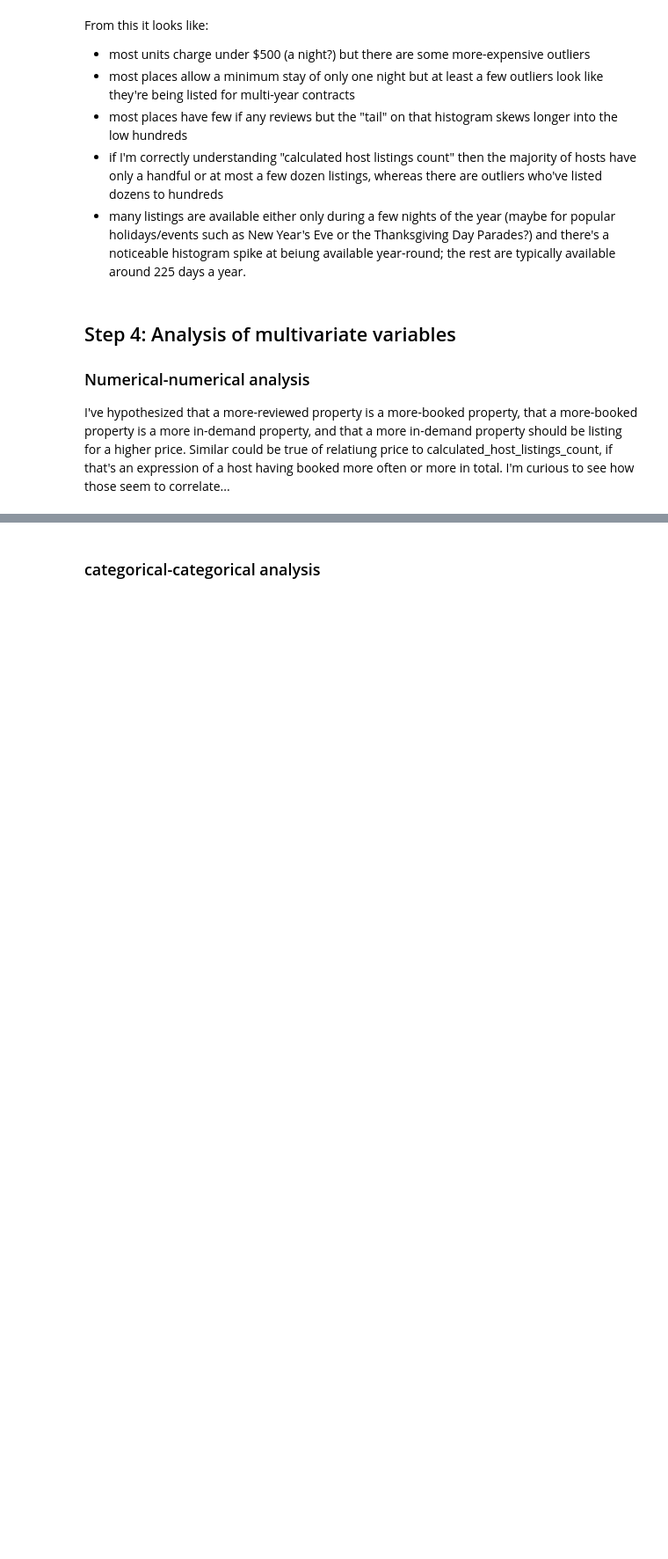
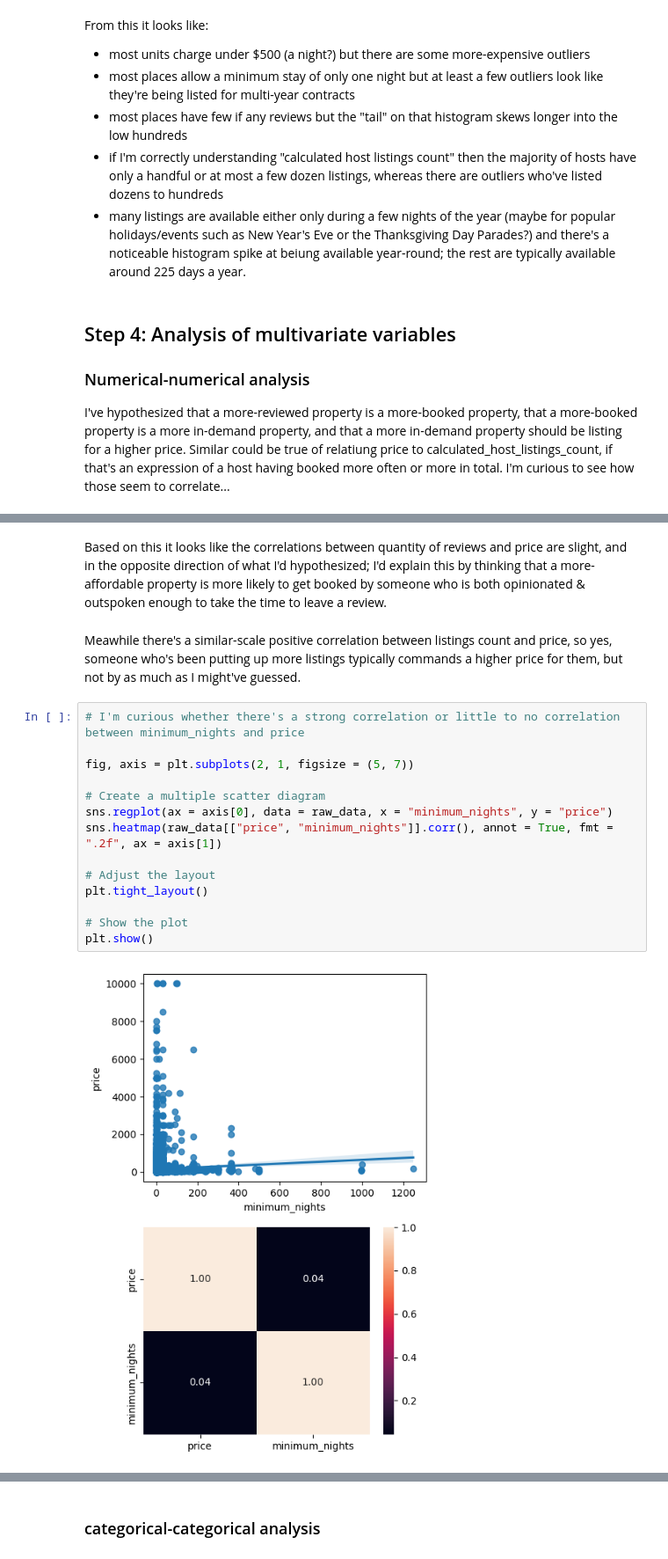
Before and after one commit to 4GeeksAcademy/machine-learning-python-template-NWinocur, a Jupyter notebook: src/explore.ipynb, the cells around one changed output, grey strips where cells are left out. Shown at 88% size. Cells and saved outputs as stored; diff of their text form; blank space fills up the shorter version.

Commit message:
Done trying numerical-numerical analyses and starting to look into categorical-categorical analyses after it

```diff
--- a/src/explore.ipynb
+++ b/src/explore.ipynb
@@ -193,0 +202,20 @@ plt.show()
+# %% [markdown]
+Based on this it looks like the correlations between quantity of reviews and price are slight, and in the opposite direction of what I'd hypothesized; I'd explain this by thinking that a more-affordable property is more likely to get booked by someone who is both opinionated & outspoken enough to take the time to leave a review.
+# %% [markdown]
+Meawhile there's a similar-scale positive correlation between listings count and price, so yes, someone who's been putting up more listings typically commands a higher price for them, but not by as much as I might've guessed.
+# %%
+# I'm curious whether there's a strong correlation or little to no correlation between minimum_nights and price
+
+fig, axis = plt.subplots(2, 1, figsize = (5, 7))
+
+# Create a multiple scatter diagram
+sns.regplot(ax = axis[0], data = raw_data, x = "minimum_nights", y = "price")
+sns.heatmap(raw_data[["price", "minimum_nights"]].corr(), annot = True, fmt = ".2f", ax = axis[1])
+
+# Adjust the layout
+plt.tight_layout()
+
+# Show the plot
+plt.show()
+# %% [output]
+[figure, added]
```
Also changed, not shown: parts of 2 cells of this notebook.
